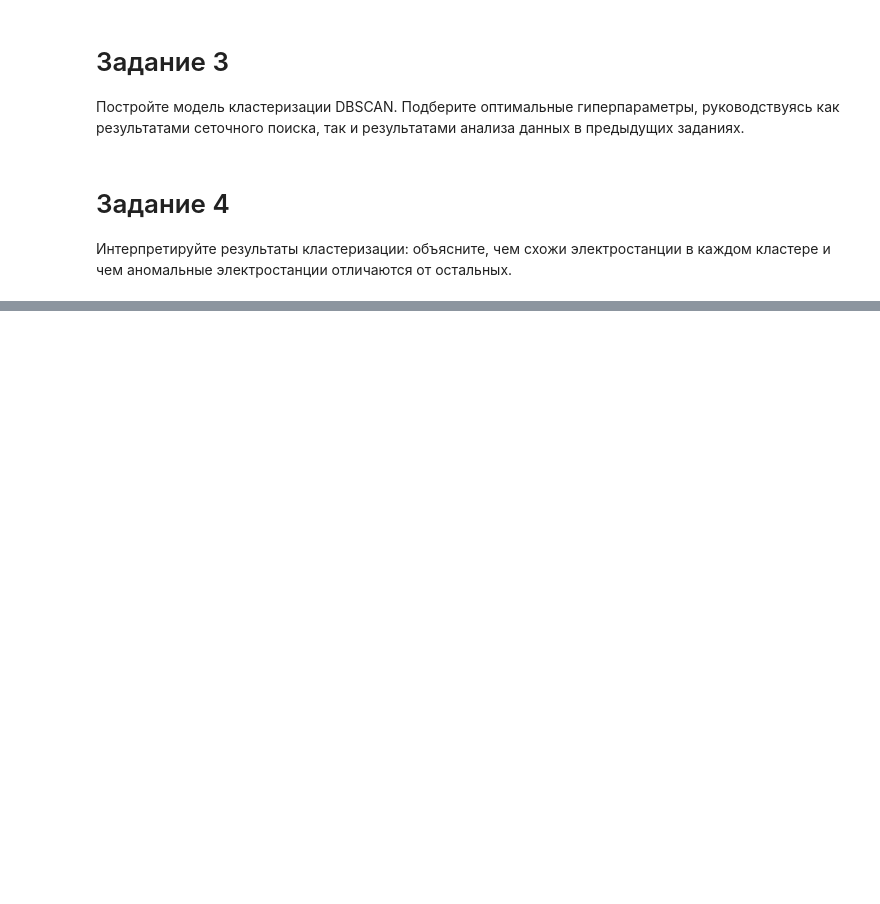
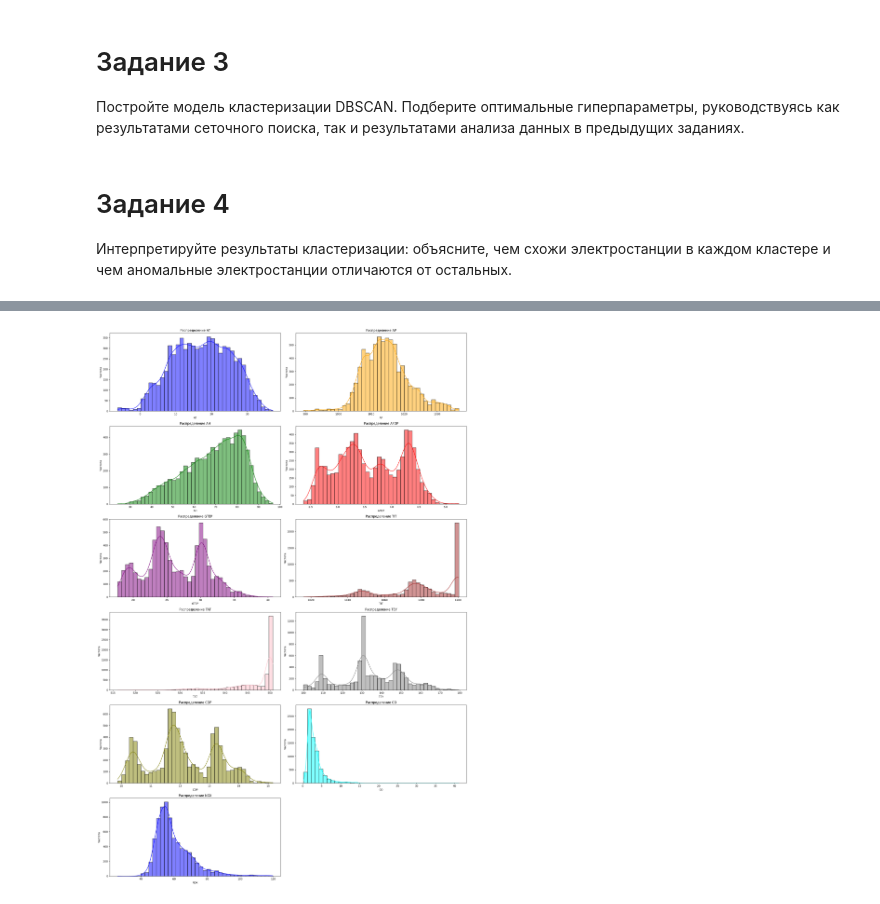
Before and after one commit to ulis891/ML, a Jupyter notebook: HW_7.ipynb, the cells around one changed output, grey strips where cells are left out. Saved outputs shown, nothing was run; the diff lists cells and outputs as text; code cells hidden in the pictures; blank space fills up the shorter version.

```diff
--- a/HW_7.ipynb
+++ b/HW_7.ipynb
@@ -57,22 +58,33 @@ df.describe().T.round(2)
 | Annual Income (k$) | 200.0 | 60.56 | 26.26 | 15.0 | 41.50 | 61.5 | 78.0 | 137.0 |
 | Spending Score (1-100) | 200.0 | 50.20 | 25.82 | 1.0 | 34.75 | 50.0 | 73.0 | 99.0 |
 # %%
-# визуализируем данные
-
-
 # функция для гистограммы
 def plot_hist(data):
-    color_list = ['blue', 'orange', 'green', 'red']
-    i = 0
-    fig, axs = plt.subplots(2, 2, figsize=(20, 10))
-    for ax in axs.flat:
-        if i < len(data.columns):
-            sns.histplot(data[data.columns[i]], bins=40, kde=True, color=color_list[i], ax=ax)
+# Список цветов для гистограмм
+    color_list = ['blue', 'orange', 'green', 'red', 'purple', 'brown', 'pink', 'gray', 'olive', 'cyan']
+
+    # Количество признаков в данных
+    num_features = len(data.columns)
+
+    # Определяем количество строк и столбцов для подграфиков
+    num_cols = 2
+    num_rows = math.ceil(num_features / num_cols)
+
+    # Создаем фигуру с необходимым количеством подграфиков
+    fig, axs = plt.subplots(num_rows, num_cols, figsize=(20, 5 * num_rows))
+    axs = axs.flatten()  # "Разворачиваем" массив подграфиков в плоский массив
+
+    for i, ax in enumerate(axs):
+        if i < num_features:
+            # Создаем гистограмму для каждого признака
+            sns.histplot(data[data.columns[i]], bins=40, kde=True, color=color_list[i % len(color_list)], ax=ax)
             ax.set_title(f'Распределение {data.columns[i]}')
             ax.set_xlabel(data.columns[i])
             ax.set_ylabel('Частота')
-            i+=1
+        else:
+            # Убираем лишние пустые подграфики
+            ax.axis('off')
+
+    # Подгоняем расположение элементов
     plt.tight_layout()
     plt.show()
-
-plot_hist(df)
@@ -197,3 +213,7 @@ labels = kmeans.labels_
 # Задание 4
 
 Интерпретируйте результаты кластеризации: объясните, чем схожи электростанции в каждом кластере и чем аномальные электростанции отличаются от остальных.
+# %%
+# Шаг 1: Загрузка данных
+data = pd.read_csv('gt_2015.csv')
+data.head()
@@ -199,0 +257,4 @@ labels = kmeans.labels_
+# %%
+plot_hist(data)
+# %% [output]
+[figure, added]
```
Also changed, not shown: parts of 13 cells of this notebook.
